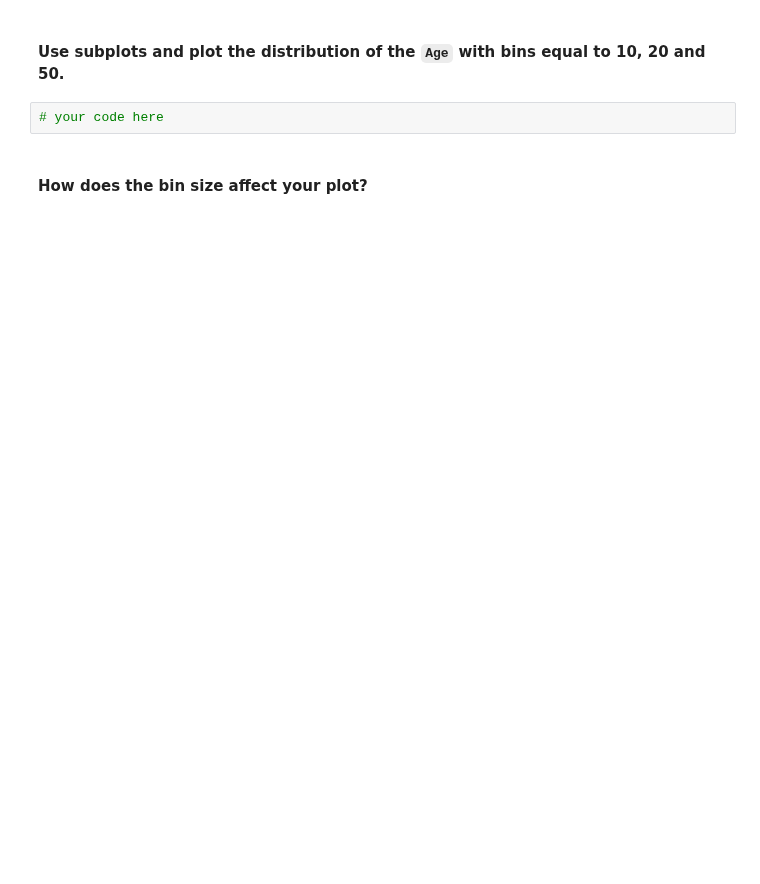
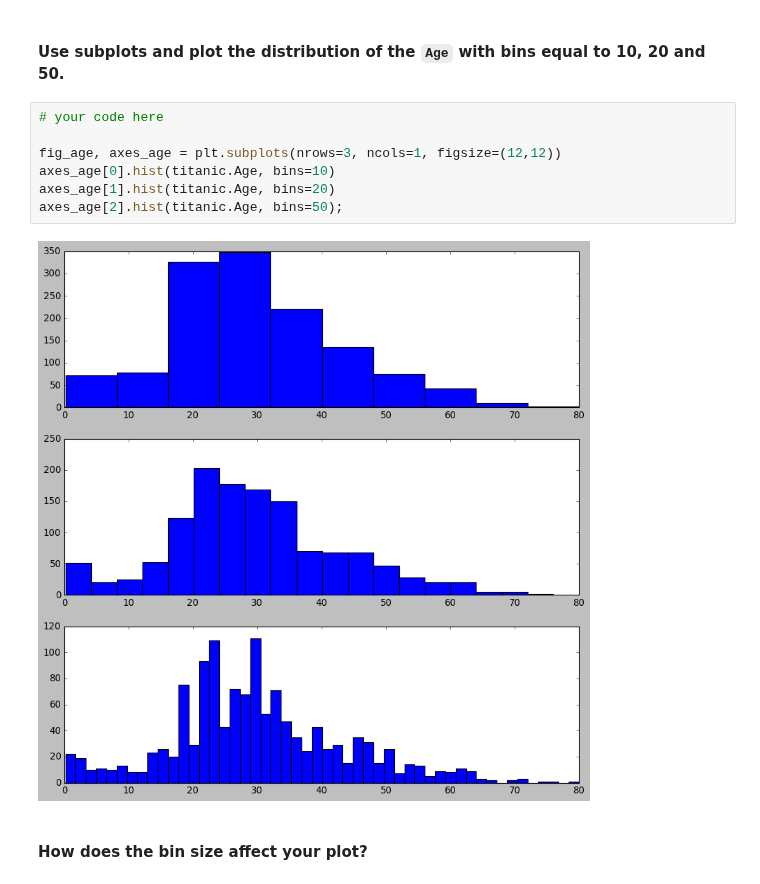
Before and after one commit to gabrielanakasato/ironhack-daft, a Jupyter notebook: labs/lab-w04/05-matplotlib-seaborn/your-code/main.ipynb, the cells around one changed output. Cells and saved outputs as stored; diff of their text form; blank space fills up the shorter version.

```diff
--- a/labs/lab-w04/05-matplotlib-seaborn/your-code/main.ipynb
+++ b/labs/lab-w04/05-matplotlib-seaborn/your-code/main.ipynb
@@ -295,6 +300,13 @@ plt.style.use('classic')
 # %% [markdown]
 #### Use subplots and plot the distribution of the `Age`  with bins equal to 10, 20 and 50.
-# %%
-# your code here
+# %%
+# your code here
+
+fig_age, axes_age = plt.subplots(nrows=3, ncols=1, figsize=(12,12))
+axes_age[0].hist(titanic.Age, bins=10)
+axes_age[1].hist(titanic.Age, bins=20)
+axes_age[2].hist(titanic.Age, bins=50);
+# %% [output]
+[figure, added]
 # %% [markdown]
 #### How does the bin size affect your plot?
```
Also changed, not shown: parts of 10 cells of this notebook.
